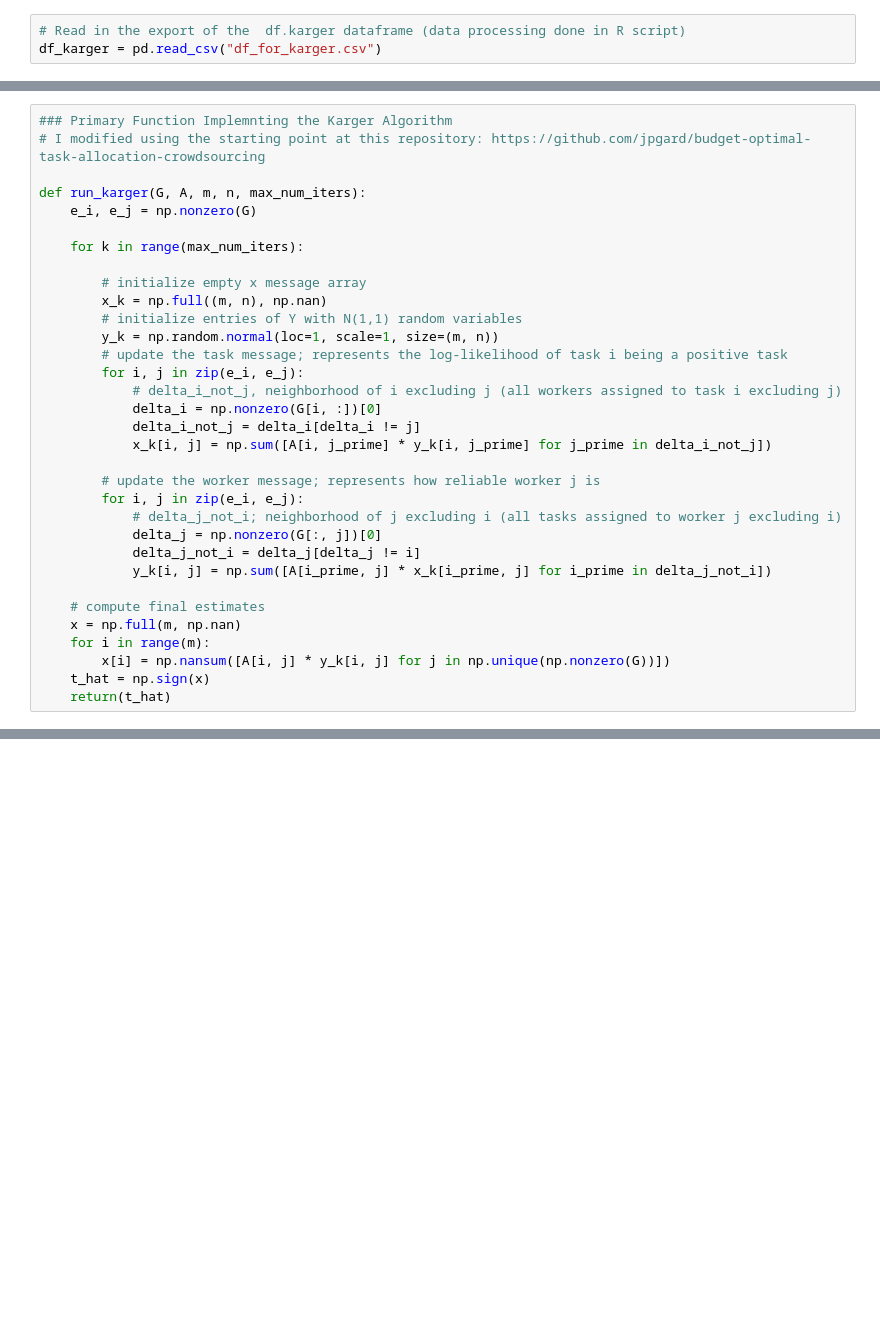
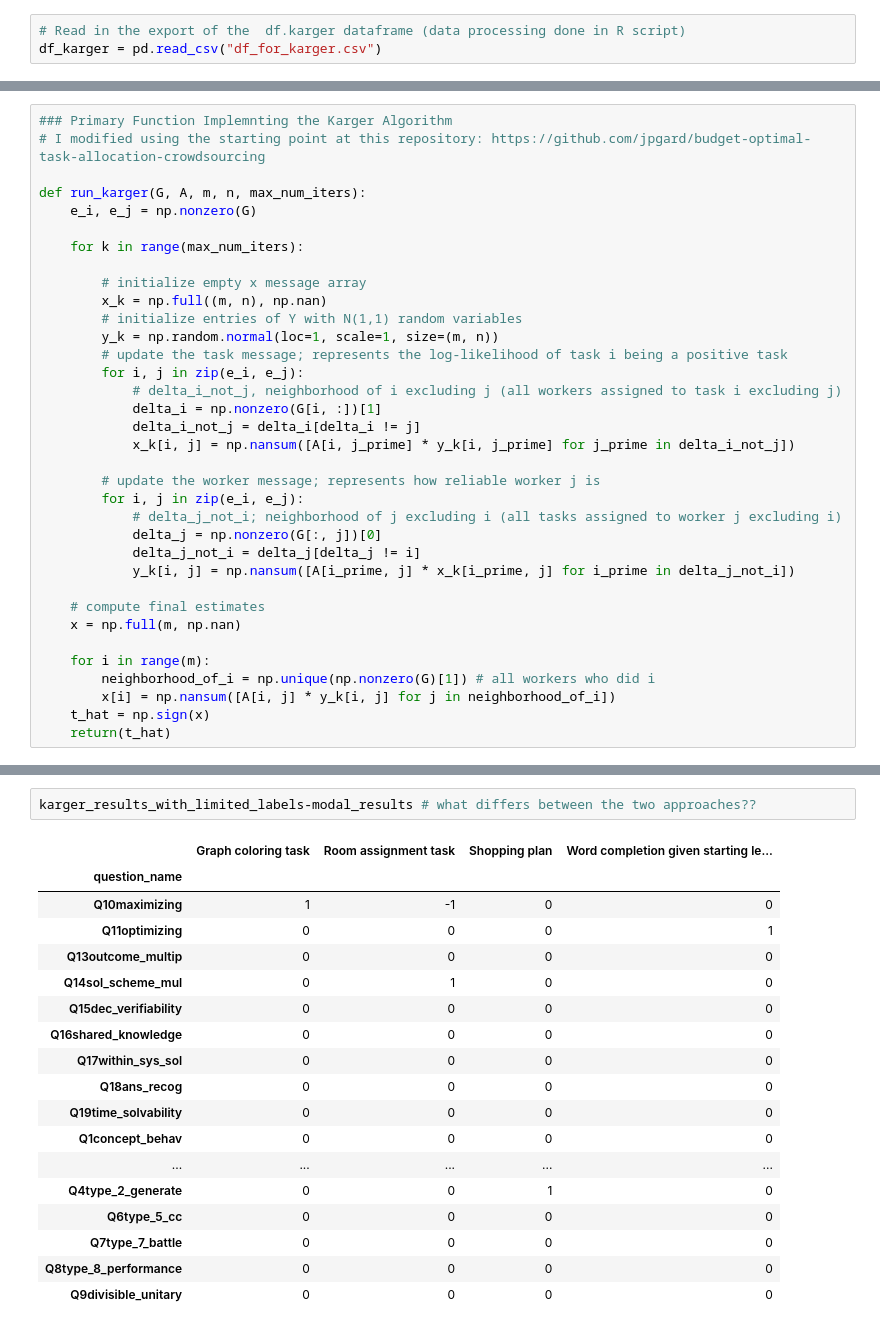
Before and after one commit to Watts-Lab/task-mapping, a Jupyter notebook: task writing survey pipeline/Karger Algorithm.ipynb, the cells around one changed output, grey strips where cells are left out. Saved outputs shown, nothing was run; the diff lists cells and outputs as text; blank space fills up the shorter version.

```diff
--- a/task writing survey pipeline/Karger Algorithm.ipynb
+++ b/task writing survey pipeline/Karger Algorithm.ipynb
@@ -22,21 +26,23 @@ def run_karger(G, A, m, n, max_num_iters):
         # update the task message; represents the log-likelihood of task i being a positive task
         for i, j in zip(e_i, e_j):
             # delta_i_not_j, neighborhood of i excluding j (all workers assigned to task i excluding j)
-            delta_i = np.nonzero(G[i, :])[0]
+            delta_i = np.nonzero(G[i, :])[1]
             delta_i_not_j = delta_i[delta_i != j]
-            x_k[i, j] = np.sum([A[i, j_prime] * y_k[i, j_prime] for j_prime in delta_i_not_j])
+            x_k[i, j] = np.nansum([A[i, j_prime] * y_k[i, j_prime] for j_prime in delta_i_not_j])
 
         # update the worker message; represents how reliable worker j is
         for i, j in zip(e_i, e_j):
             # delta_j_not_i; neighborhood of j excluding i (all tasks assigned to worker j excluding i)
             delta_j = np.nonzero(G[:, j])[0]
             delta_j_not_i = delta_j[delta_j != i]
-            y_k[i, j] = np.sum([A[i_prime, j] * x_k[i_prime, j] for i_prime in delta_j_not_i])
+            y_k[i, j] = np.nansum([A[i_prime, j] * x_k[i_prime, j] for i_prime in delta_j_not_i])
 
     # compute final estimates
     x = np.full(m, np.nan)
+
     for i in range(m):
-        x[i] = np.nansum([A[i, j] * y_k[i, j] for j in np.unique(np.nonzero(G))])
+        neighborhood_of_i = np.unique(np.nonzero(G)[1]) # all workers who did i
+        x[i] = np.nansum([A[i, j] * y_k[i, j] for j in neighborhood_of_i])
     t_hat = np.sign(x)
     return(t_hat)
 # %%
@@ -74,0 +180,21 @@ final_results.to_csv('karger-results.csv')
+# %%
+karger_results_with_limited_labels-modal_results # what differs between the two approaches??
+# %% [output]
+|  | Graph coloring task | Room assignment task | Shopping plan | Word completion given starting le... |
+| question_name |  |  |  |  |
+| Q10maximizing | 1 | -1 | 0 | 0 |
+| Q11optimizing | 0 | 0 | 0 | 1 |
+| Q13outcome_multip | 0 | 0 | 0 | 0 |
+| Q14sol_scheme_mul | 0 | 1 | 0 | 0 |
+| Q15dec_verifiability | 0 | 0 | 0 | 0 |
+| Q16shared_knowledge | 0 | 0 | 0 | 0 |
+| Q17within_sys_sol | 0 | 0 | 0 | 0 |
+| Q18ans_recog | 0 | 0 | 0 | 0 |
+| Q19time_solvability | 0 | 0 | 0 | 0 |
+| Q1concept_behav | 0 | 0 | 0 | 0 |
+| ... | ... | ... | ... | ... |
+| Q4type_2_generate | 0 | 0 | 1 | 0 |
+| Q6type_5_cc | 0 | 0 | 0 | 0 |
+| Q7type_7_battle | 0 | 0 | 0 | 0 |
+| Q8type_8_performance | 0 | 0 | 0 | 0 |
+| Q9divisible_unitary | 0 | 0 | 0 | 0 |
```
Also changed, not shown: parts of 23 cells of this notebook, 1 other file.
